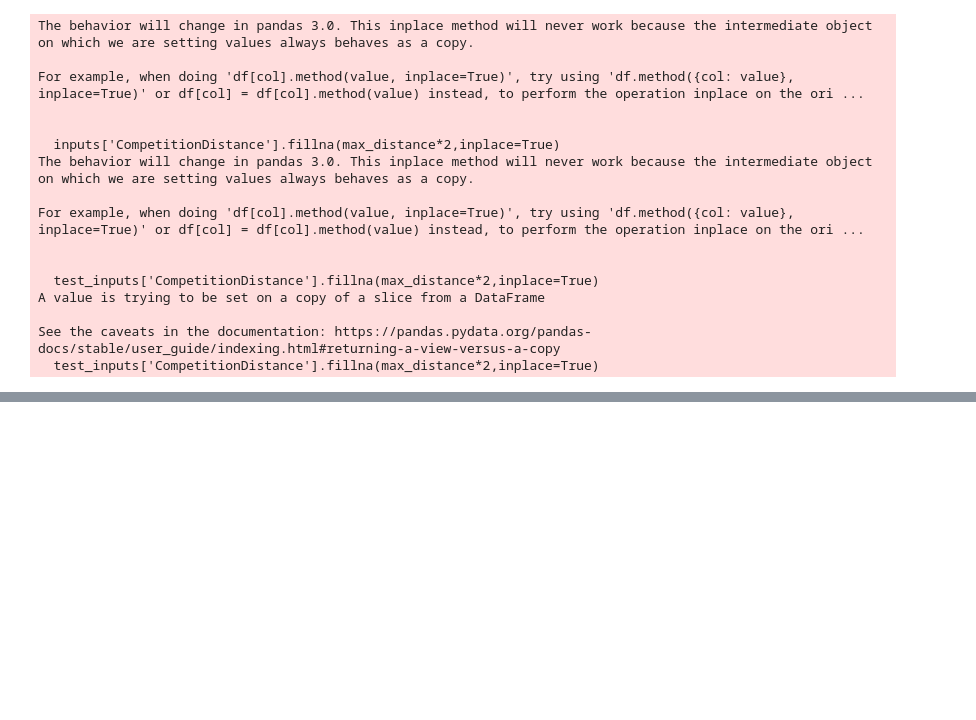
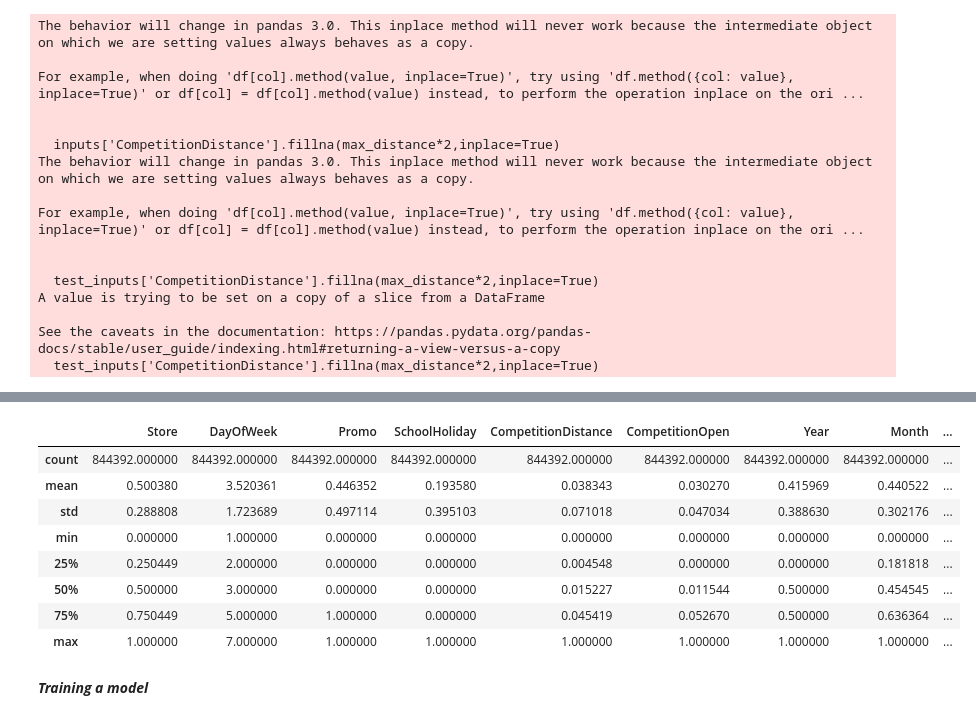
Before and after one commit to RohanVarmaP/machine-Learning, a Jupyter notebook: 5-Gradient-Boosting-Machines-XGboost/data-preparation.ipynb, the cells around one changed output, grey strips where cells are left out. Cells and saved outputs as stored; diff of their text form; code cells hidden in the pictures; blank space fills up the shorter version.

Commit message:
completed training with inputs

```diff
--- a/5-Gradient-Boosting-Machines-XGboost/data-preparation.ipynb
+++ b/5-Gradient-Boosting-Machines-XGboost/data-preparation.ipynb
@@ -530,7 +530,7 @@ test_inputs
 41088 rows × 16 columns
 # %%
 num_cols=['Store', 'Promo',
-       'StateHoliday',
+       'SchoolHoliday',
        'CompetitionDistance', 'CompetitionOpen', 'Year', 'Month', 'Day', 'WeekOfYear', 'Promo2', 'Promo2Open', 'IsPromo2Month']
 cat_cols=['DayOfWeek', 'StateHoliday', 'StoreType', 'Assortment']
 # %%
@@ -620,0 +645,10 @@ dtype: int64
+# %%
+from sklearn.preprocessing import MinMaxScaler,OneHotEncoder
+scaler=MinMaxScaler().fit(inputs[num_cols])
+encoder=OneHotEncoder(sparse_output=False,handle_unknown='ignore').fit(inputs[cat_cols])
+encoded_cols=list(encoder.get_feature_names_out(cat_cols))
+# %%
+inputs[num_cols]=scaler.transform(inputs[num_cols])
+test_inputs[num_cols]=scaler.transform(test_inputs[num_cols])
+inputs[encoded_cols]=encoder.transform(inputs[cat_cols])
+test_inputs[encoded_cols]=encoder.transform(test_inputs[cat_cols])
@@ -620,0 +673,14 @@ dtype: int64
+# %%
+inputs.describe()
+# %% [output]
+|  | Store | DayOfWeek | Promo | SchoolHoliday | CompetitionDistance | CompetitionOpen | Year | Month | ... |
+| count | 844392.000000 | 844392.000000 | 844392.000000 | 844392.000000 | 844392.000000 | 844392.000000 | 844392.000000 | 844392.000000 | ... |
+| mean | 0.500380 | 3.520361 | 0.446352 | 0.193580 | 0.038343 | 0.030270 | 0.415969 | 0.440522 | ... |
+| std | 0.288808 | 1.723689 | 0.497114 | 0.395103 | 0.071018 | 0.047034 | 0.388630 | 0.302176 | ... |
+| min | 0.000000 | 1.000000 | 0.000000 | 0.000000 | 0.000000 | 0.000000 | 0.000000 | 0.000000 | ... |
+| 25% | 0.250449 | 2.000000 | 0.000000 | 0.000000 | 0.004548 | 0.000000 | 0.000000 | 0.181818 | ... |
+| 50% | 0.500000 | 3.000000 | 0.000000 | 0.000000 | 0.015227 | 0.011544 | 0.500000 | 0.454545 | ... |
+| 75% | 0.750449 | 5.000000 | 1.000000 | 0.000000 | 0.045419 | 0.052670 | 0.500000 | 0.636364 | ... |
+| max | 1.000000 | 7.000000 | 1.000000 | 1.000000 | 1.000000 | 1.000000 | 1.000000 | 1.000000 | ... |
+# %% [markdown]
+***Training a model***
```
Also changed, not shown: parts of 10 cells of this notebook.
